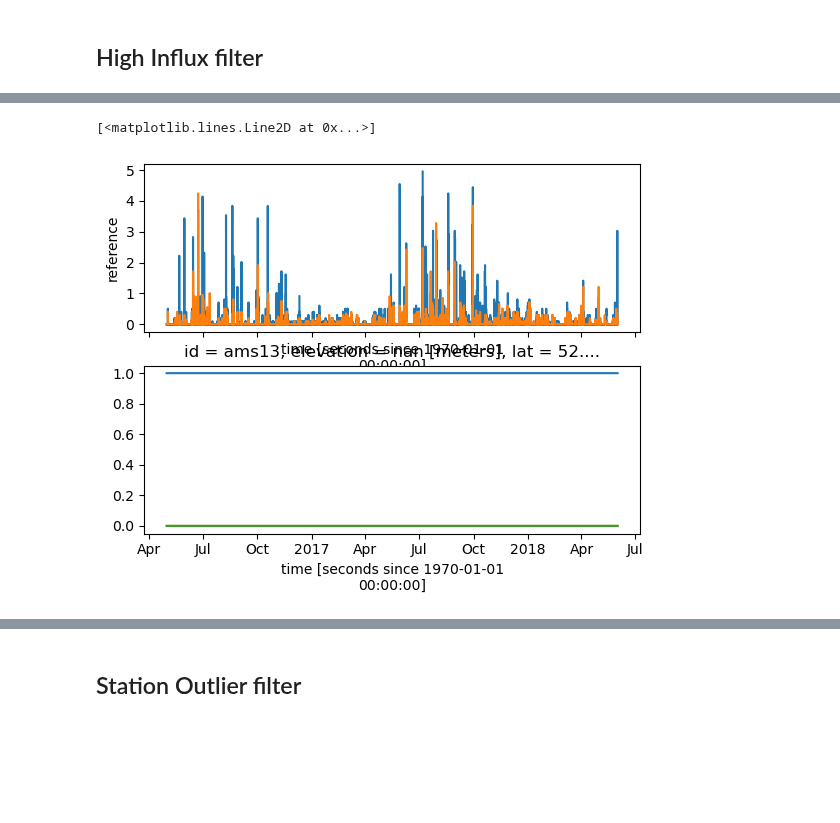
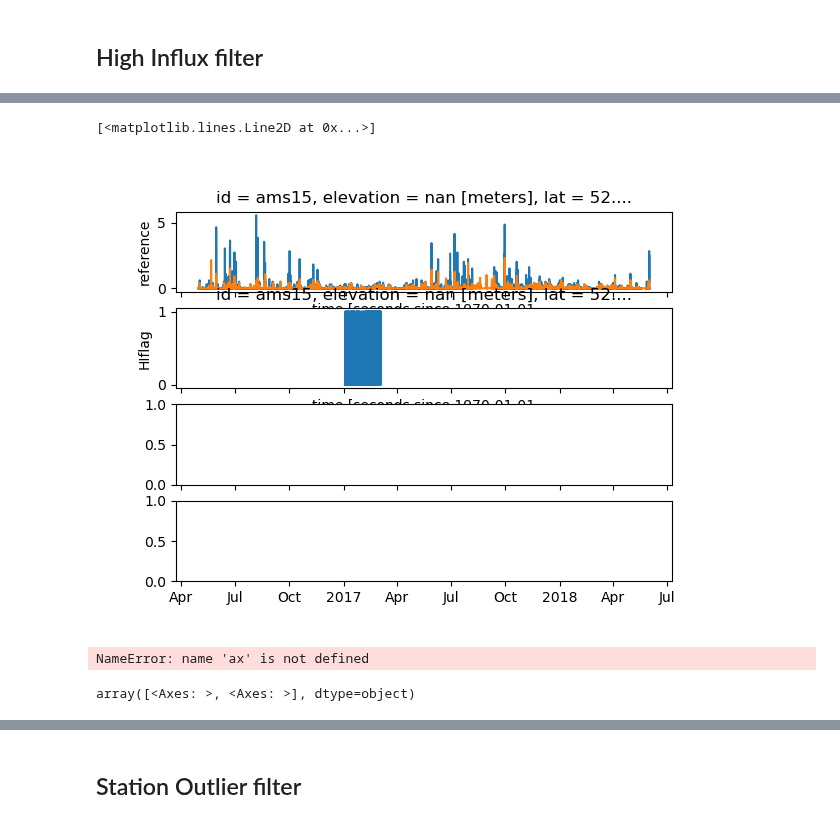
Before and after one commit to lepetersson/pypwsqc, a Jupyter notebook: docs/notebooks/HI_filter.ipynb, the cells around one changed output, grey strips where cells are left out. Drawn from its saved outputs; the diff is of its cells as text; code cells hidden in the pictures; blank space fills up the shorter version.

```diff
--- a/docs/notebooks/HI_filter.ipynb
+++ b/docs/notebooks/HI_filter.ipynb
@@ -193,0 +157,3 @@ Data variables:
+# %%
+HIthresA = 0.2  # threshold for median rainfall of stations within range d, mm
+HIthresB = 0.4  # upper rainfall limit, mm.
@@ -193,0 +258,7 @@ Data variables:
+# %%
+condition1 = (ds_pws.HIflag != -1)
+condition2 = (ds_pws.reference < HIthresA) & (ds_pws.rainfall > HIthresB)
+condition3 = (ds_pws.reference >= HIthresA) & (ds_pws.rainfall > ds_pws.reference * HIthresB / HIthresA )
+
+ds_pws["HIflag"]= xr.where(condition1 & (condition2 | condition3), 1, 0)
+ds_pws
@@ -193,0 +289,10 @@ Data variables:
+# %%
+id = "ams2" #for ams 2 the median was above 0.2 mm at 12:00 on Feb 22 2017
+
+HIthresA = 0.2
+HIthresB = 0.5
+
+condition2 = (ds_pws.reference < HIthresA) #((ds_pws.reference < HIthresA) & (ds_pws.rainfall > HIthresB))
+condition2
+
+condition2.sel(id=id, time=slice("2017-02-22 00:00:00", "2017-02-22 13:00")).plot()
@@ -194,11 +338,7 @@ Data variables:
 # %%
 condition1 = (ds_pws.HIflag != -1)
 condition2 = (ds_pws.reference < HIthresA) & (ds_pws.rainfall > HIthresB)
-condition3 = (ds_pws.reference >= HIthresA) & (ds_pws.rainfall > HIthresB / HIthresA * ds_pws.reference)
+condition3 = (ds_pws.reference >= HIthresA) & (ds_pws.rainfall > ds_pws.reference * HIthresB / HIthresA )
 
-#xr.where(condition1 & (condition2 | condition3))
 ds_pws["HIflag"]= xr.where(condition1 & (condition2 | condition3), 1, 0)
-#condition1 AND (condition2 OR condition3)
-
-
-#ds_pws["HIflag"] = xr.where((ds_pws.HIflag != -1) & ((ds_pws.reference < HIthresA) & (ds_pws.rainfall > HIthresB)) | (ds_pws.reference >= HIthresA) & (ds_pws.rainfall > HIthresB / HIthresA * ds_pws.reference),1,0)
+ds_pws
@@ -217,17 +398,27 @@ array(1952)
 # %%
-id = 'ams13'
+id = 'ams15'
 
-fig, axs = plt.subplots(2, 1, sharex=True)
+fig, axs = plt.subplots(4, 1, sharex=True)
 
 ds_pws.rainfall.sel(id=id).plot(ax=axs[0])
-#ds_pws.reference.sel(id=id).plot(ax=axs[0])
-ds_pws.reference.plot(ax=axs[0])
+ds_pws.reference.sel(id=id).plot(ax=axs[0])
+#ds_pws.reference.plot(ax=axs[0])
 
-condition1.sel(id=id).plot(ax=axs[1])
-condition2.sel(id=id).plot(ax=ax[1])
-condition3.sel(id=id).plot(ax=ax[1])
+condition1.sel(id=id, time=slice("2017-01-03 00:00:00", "2017-03-04 00:00")).plot(ax=axs[1])
+#condition2.sel(id=id, time=slice("2017-01-03 00:00:00", "2017-01-04 00:00")).plot(ax=axs[2])
+#condition3.sel(id=id, time=slice("2017-01-03 00:00:00", "2017-01-04 00:00")).plot(ax=axs[3])
 
 #ds_pws.sel(id="ams1").rainfall.median(dim="id").plot(label="median of neighbors")
 # %% [output]
 [<matplotlib.lines.Line2D at 0x...>]
-[figure, old version]
+[figure, new version]
+# %%
+condition1.sel(id=id).plot(ax=axs[1])
+condition2.sel(id=id).plot(ax=ax[1])
+condition3.sel(id=id).plot(ax=ax[1])
+# %% [output]
+NameError: name 'ax' is not defined
+# %%
+axs
+# %% [output]
+array([<Axes: >, <Axes: >], dtype=object)
```
Also changed, not shown: parts of 35 cells of this notebook, 1 other file.
